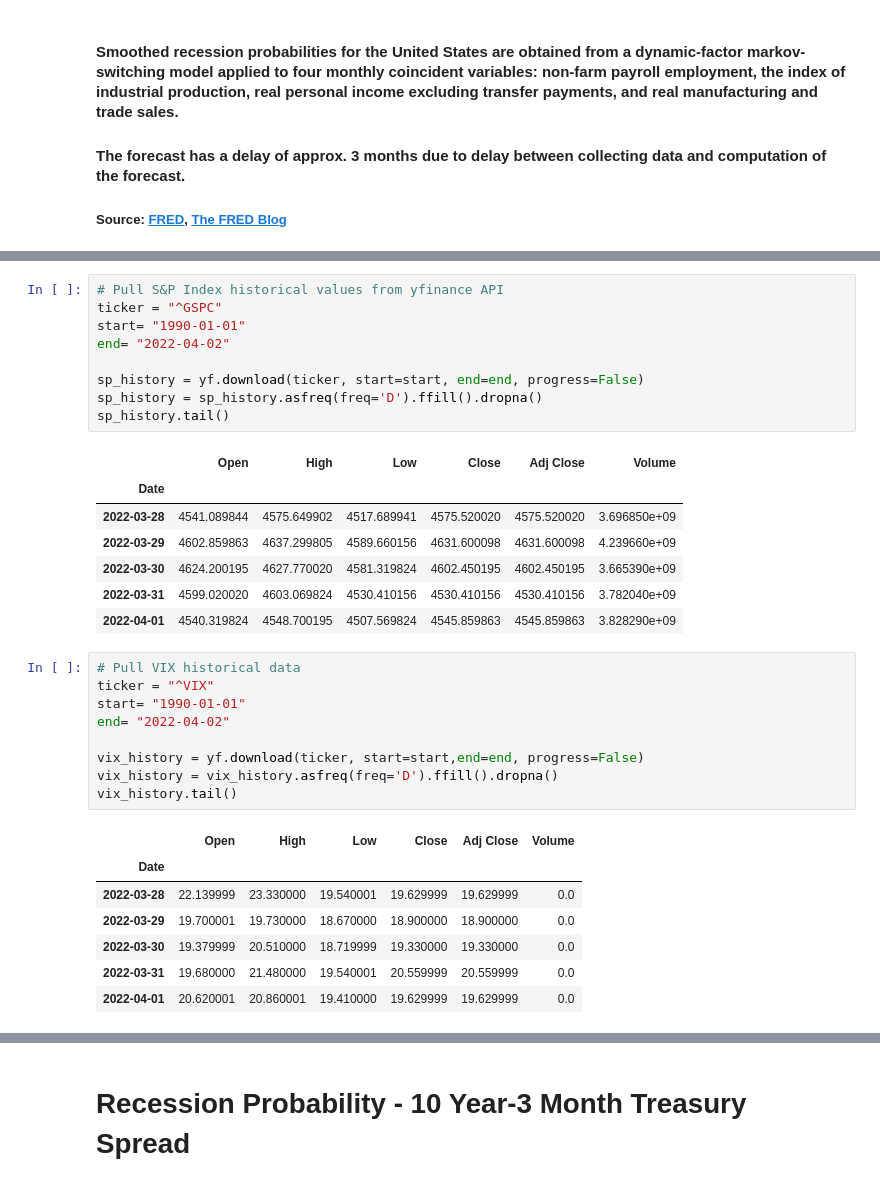
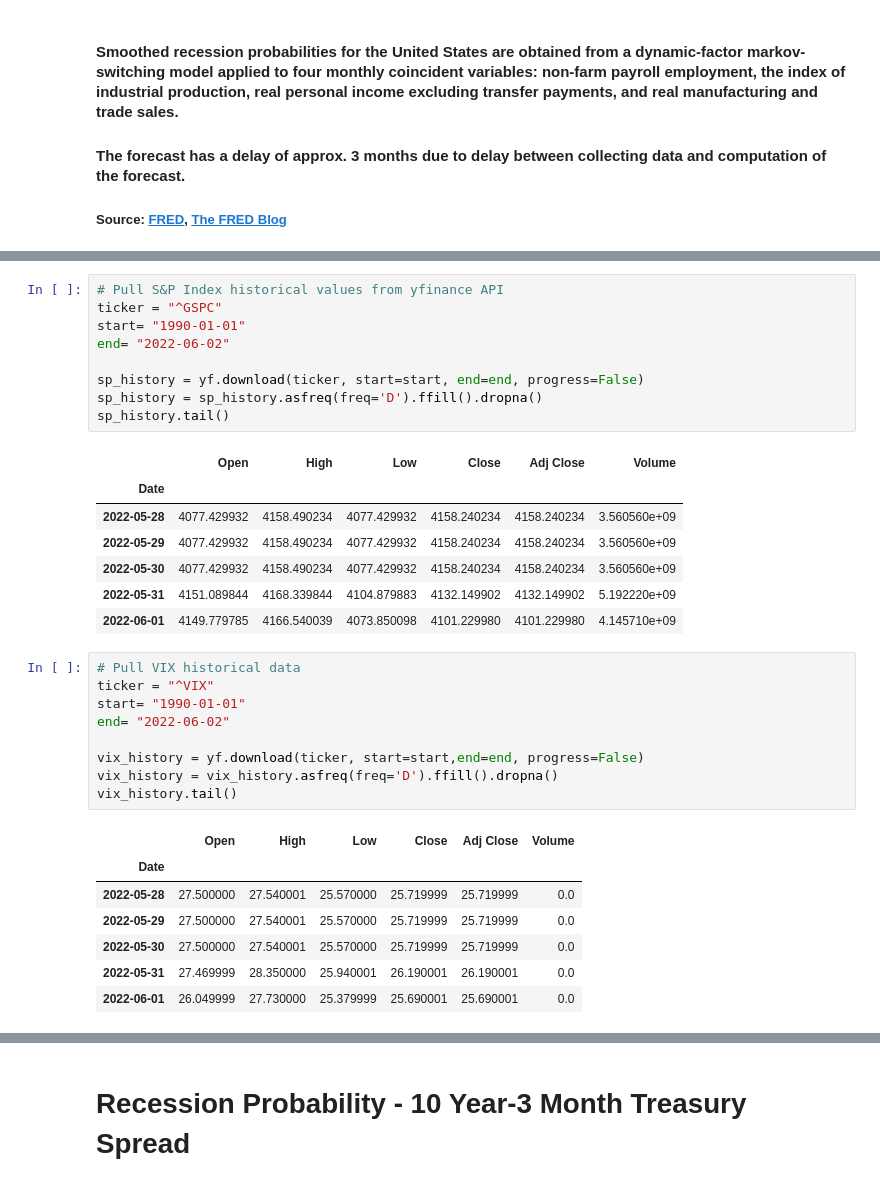
Before and after one commit to dbogatic/economic-indicators, a Jupyter notebook: recession_probability.ipynb, the cells around one changed output, grey strips where cells are left out. Saved outputs shown, nothing was run; the diff lists cells and outputs as text.

```diff
--- a/recession_probability.ipynb
+++ b/recession_probability.ipynb
@@ -35,25 +35,25 @@ dtype: float64
 # %%
 # Pull S&P Index historical values from yfinance API
 ticker = "^GSPC"
 start= "1990-01-01"
-end= "2022-04-02"
+end= "2022-06-02"
 
 sp_history = yf.download(ticker, start=start, end=end, progress=False)
 sp_history = sp_history.asfreq(freq='D').ffill().dropna()
 sp_history.tail()
 # %% [output]
 |  | Open | High | Low | Close | Adj Close | Volume |
 | Date |  |  |  |  |  |  |
-| 2022-03-28 | 4541.089844 | 4575.649902 | 4517.689941 | 4575.520020 | 4575.520020 | 3.696850e+09 |
-| 2022-03-29 | 4602.859863 | 4637.299805 | 4589.660156 | 4631.600098 | 4631.600098 | 4.239660e+09 |
-| 2022-03-30 | 4624.200195 | 4627.770020 | 4581.319824 | 4602.450195 | 4602.450195 | 3.665390e+09 |
-| 2022-03-31 | 4599.020020 | 4603.069824 | 4530.410156 | 4530.410156 | 4530.410156 | 3.782040e+09 |
-| 2022-04-01 | 4540.319824 | 4548.700195 | 4507.569824 | 4545.859863 | 4545.859863 | 3.828290e+09 |
+| 2022-05-28 | 4077.429932 | 4158.490234 | 4077.429932 | 4158.240234 | 4158.240234 | 3.560560e+09 |
+| 2022-05-29 | 4077.429932 | 4158.490234 | 4077.429932 | 4158.240234 | 4158.240234 | 3.560560e+09 |
+| 2022-05-30 | 4077.429932 | 4158.490234 | 4077.429932 | 4158.240234 | 4158.240234 | 3.560560e+09 |
+| 2022-05-31 | 4151.089844 | 4168.339844 | 4104.879883 | 4132.149902 | 4132.149902 | 5.192220e+09 |
+| 2022-06-01 | 4149.779785 | 4166.540039 | 4073.850098 | 4101.229980 | 4101.229980 | 4.145710e+09 |
 # %%
 # Pull VIX historical data
 ticker = "^VIX"
 start= "1990-01-01"
-end= "2022-04-02"
+end= "2022-06-02"
 
 vix_history = yf.download(ticker, start=start,end=end, progress=False)
 vix_history = vix_history.asfreq(freq='D').ffill().dropna()
@@ -61,11 +61,11 @@ vix_history.tail()
 # %% [output]
 |  | Open | High | Low | Close | Adj Close | Volume |
 | Date |  |  |  |  |  |  |
-| 2022-03-28 | 22.139999 | 23.330000 | 19.540001 | 19.629999 | 19.629999 | 0.0 |
-| 2022-03-29 | 19.700001 | 19.730000 | 18.670000 | 18.900000 | 18.900000 | 0.0 |
-| 2022-03-30 | 19.379999 | 20.510000 | 18.719999 | 19.330000 | 19.330000 | 0.0 |
-| 2022-03-31 | 19.680000 | 21.480000 | 19.540001 | 20.559999 | 20.559999 | 0.0 |
-| 2022-04-01 | 20.620001 | 20.860001 | 19.410000 | 19.629999 | 19.629999 | 0.0 |
+| 2022-05-28 | 27.500000 | 27.540001 | 25.570000 | 25.719999 | 25.719999 | 0.0 |
+| 2022-05-29 | 27.500000 | 27.540001 | 25.570000 | 25.719999 | 25.719999 | 0.0 |
+| 2022-05-30 | 27.500000 | 27.540001 | 25.570000 | 25.719999 | 25.719999 | 0.0 |
+| 2022-05-31 | 27.469999 | 28.350000 | 25.940001 | 26.190001 | 26.190001 | 0.0 |
+| 2022-06-01 | 26.049999 | 27.730000 | 25.379999 | 25.690001 | 25.690001 | 0.0 |
 # %%
 # Plot Recession Probability vs S&P 500
 fig, ax = plt.subplots(figsize=(16,8))
```
Also changed, not shown: parts of 8 cells of this notebook, 1 other file.
